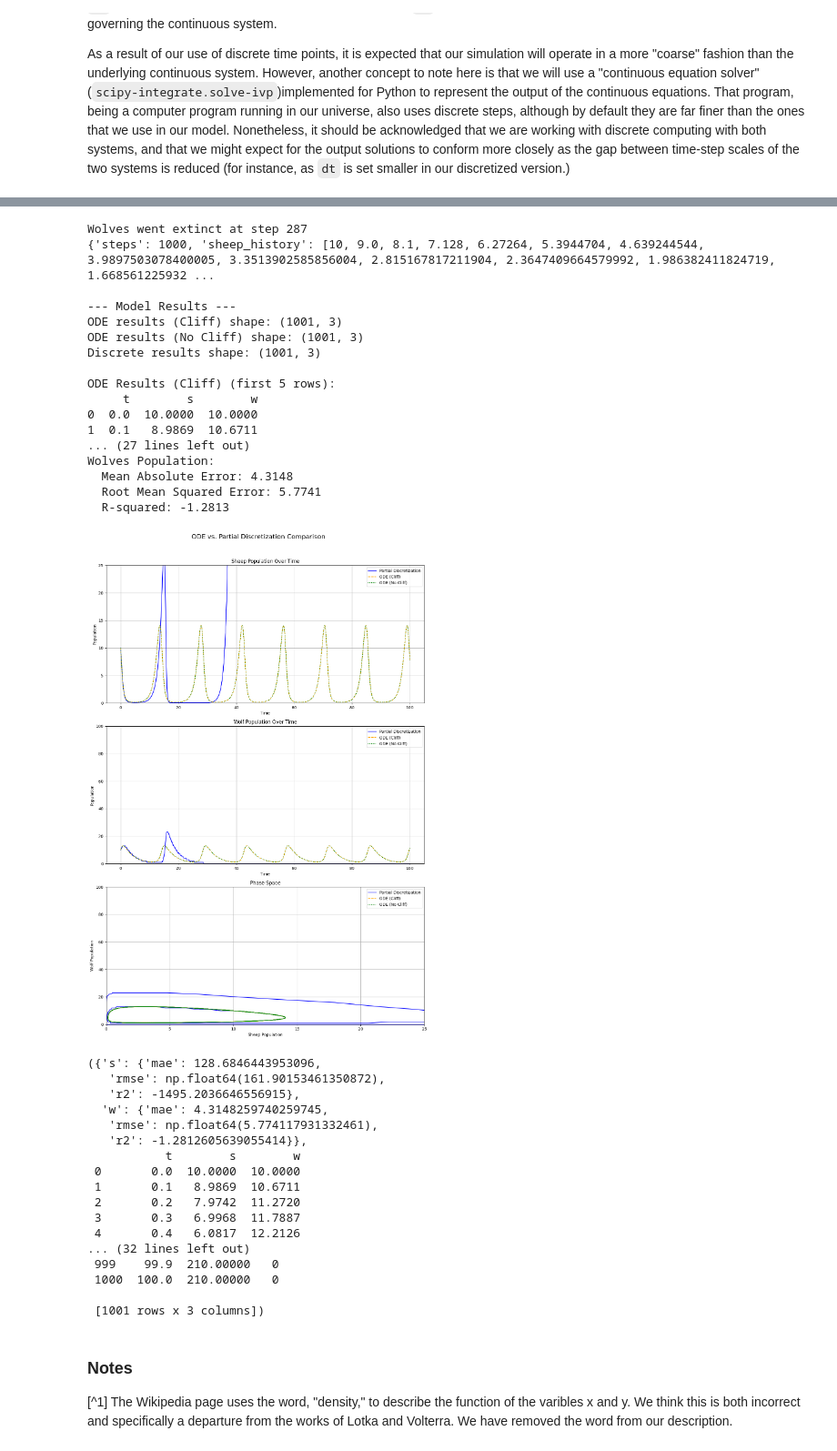
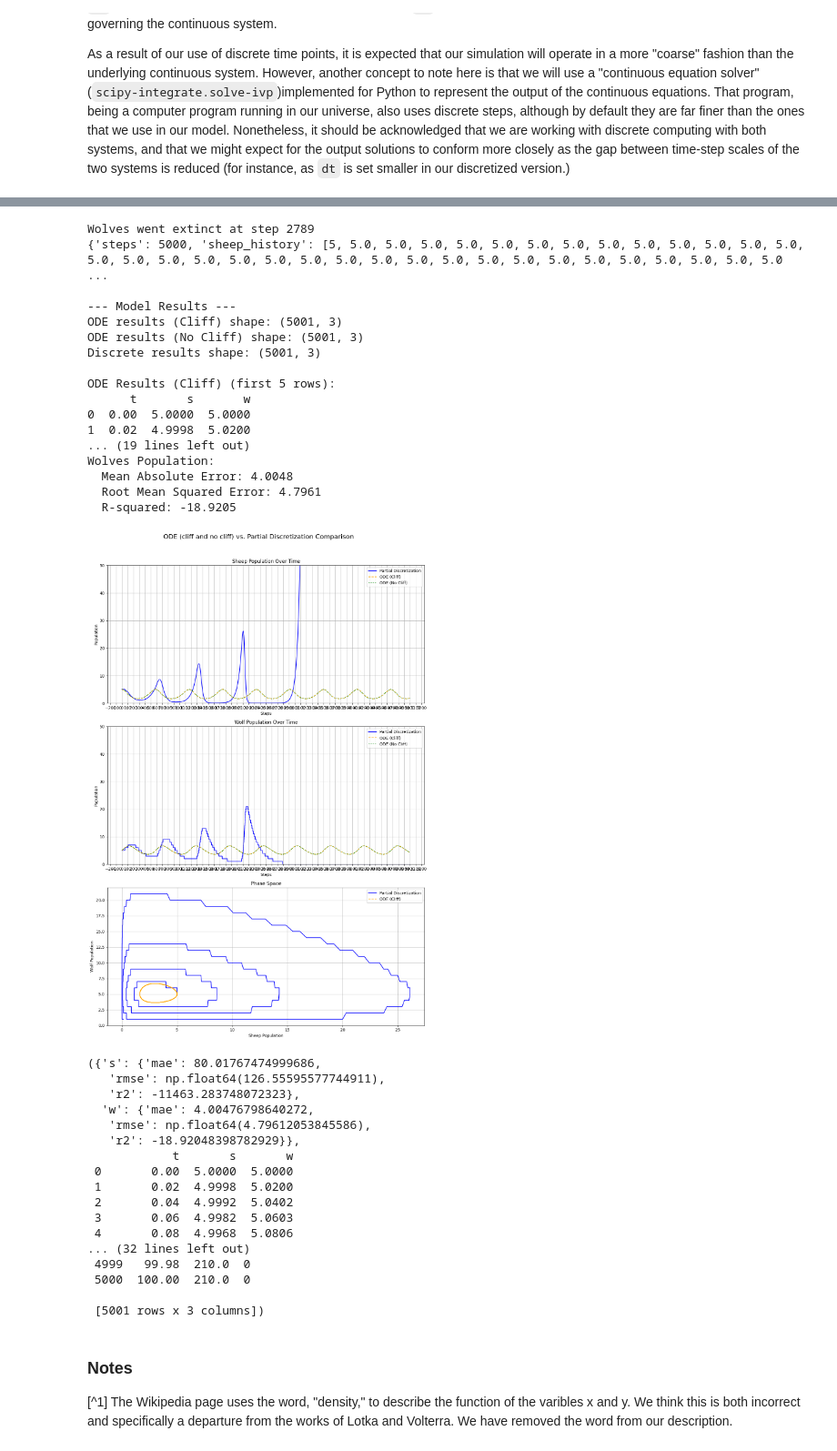
Before and after one commit to peterdresslar/do-android-wolves-dream-of-electric-sheep, a Jupyter notebook: notebooks/validation.ipynb, the cells around one changed output, grey strips where cells are left out. Shown: that part at 91% size. Cells and saved outputs as stored; diff of their text form; code cells hidden in the pictures.

```diff
--- a/notebooks/validation.ipynb
+++ b/notebooks/validation.ipynb
@@ -84,12 +84,12 @@ As a result of our use of discrete time points, it is expected that our simulati
 # %%
 model_params = {
         "alpha": 1.0,
-        "beta": 1.0,
-        "gamma": 1.0,
-        "delta": 1.0,
-        "s_start": 10,
-        "w_start": 10,
-        "dt": 0.1,
+        "beta": 0.1,
+        "gamma": 1.5,
+        "delta": 0.75,
+        "s_start": 5,
+        "w_start": 5,
+        "dt": 0.02,
         "steps": 1000,
         "sheep_max": 210,
         "eps": 0.0
@@ -133,9 +133,2 @@ Wolves Population:
 
  [1001 rows x 3 columns])
-# %%
-model_params["alpha"] = 0.5
-model_params["beta"] = 1.0
-model_params["gamma"] = 0.2
-model_params["delta"] = 0.01
-
-test_prop_partial_discretization_matches_ode(model_params)
@@ -230,46 +178,48 @@ Wolves Population:
 # %%
 model_params["alpha"] = 1.0
 model_params["beta"] = 0.2
 model_params["gamma"] = 0.3
 model_params["delta"] = 0.1
 
+model_params["steps"] = 5000
+
 test_prop_partial_discretization_matches_ode(model_params)
 # %% [output]
-Wolves went extinct at step 287
-{'steps': 1000, 'sheep_history': [10, 9.0, 8.1, 7.128, 6.27264, 5.3944704, 4.639244544, 3.9897503078400005, 3.3513902585856004, 2.815167817211904, 2.3647409664579992, 1.986382411824719, 1.668561225932 ...
+Wolves went extinct at step 2789
+{'steps': 5000, 'sheep_history': [5, 5.0, 5.0, 5.0, 5.0, 5.0, 5.0, 5.0, 5.0, 5.0, 5.0, 5.0, 5.0, 5.0, 5.0, 5.0, 5.0, 5.0, 5.0, 5.0, 5.0, 5.0, 5.0, 5.0, 5.0, 5.0, 5.0, 5.0, 5.0, 5.0, 5.0, 5.0, 5.0, 5.0 ...
 
 --- Model Results ---
-ODE results (Cliff) shape: (1001, 3)
-ODE results (No Cliff) shape: (1001, 3)
-Discrete results shape: (1001, 3)
+ODE results (Cliff) shape: (5001, 3)
+ODE results (No Cliff) shape: (5001, 3)
+Discrete results shape: (5001, 3)
 
 ODE Results (Cliff) (first 5 rows):
-     t        s        w
-0  0.0  10.0000  10.0000
-1  0.1   8.9869  10.6711
-... (27 lines left out)
+      t       s       w
+0  0.00  5.0000  5.0000
+1  0.02  4.9998  5.0200
+... (19 lines left out)
 Wolves Population:
-  Mean Absolute Error: 4.3148
-  Root Mean Squared Error: 5.7741
-  R-squared: -1.2813
+  Mean Absolute Error: 4.0048
+  Root Mean Squared Error: 4.7961
+  R-squared: -18.9205
-[figure, old version]
+[figure, new version]
-({'s': {'mae': 128.6846443953096,
-   'rmse': np.float64(161.90153461350872),
-   'r2': -1495.2036646556915},
-  'w': {'mae': 4.3148259740259745,
-   'rmse': np.float64(5.774117931332461),
-   'r2': -1.2812605639055414}},
-           t        s        w
- 0       0.0  10.0000  10.0000
- 1       0.1   8.9869  10.6711
- 2       0.2   7.9742  11.2720
- 3       0.3   6.9968  11.7887
- 4       0.4   6.0817  12.2126
+({'s': {'mae': 80.01767474999686,
+   'rmse': np.float64(126.55595577744911),
+   'r2': -11463.283748072323},
+  'w': {'mae': 4.00476798640272,
+   'rmse': np.float64(4.79612053845586),
+   'r2': -18.92048398782929}},
+            t       s       w
+ 0       0.00  5.0000  5.0000
+ 1       0.02  4.9998  5.0200
+ 2       0.04  4.9992  5.0402
+ 3       0.06  4.9982  5.0603
+ 4       0.08  4.9968  5.0806
 ... (32 lines left out)
- 999    99.9  210.00000   0
- 1000  100.0  210.00000   0
+ 4999   99.98  210.0  0
+ 5000  100.00  210.0  0
 
- [1001 rows x 3 columns])
+ [5001 rows x 3 columns])
 # %% [markdown]
 ### Notes
 
```
Also changed, not shown: parts of 4 cells of this notebook, 1 other file.
